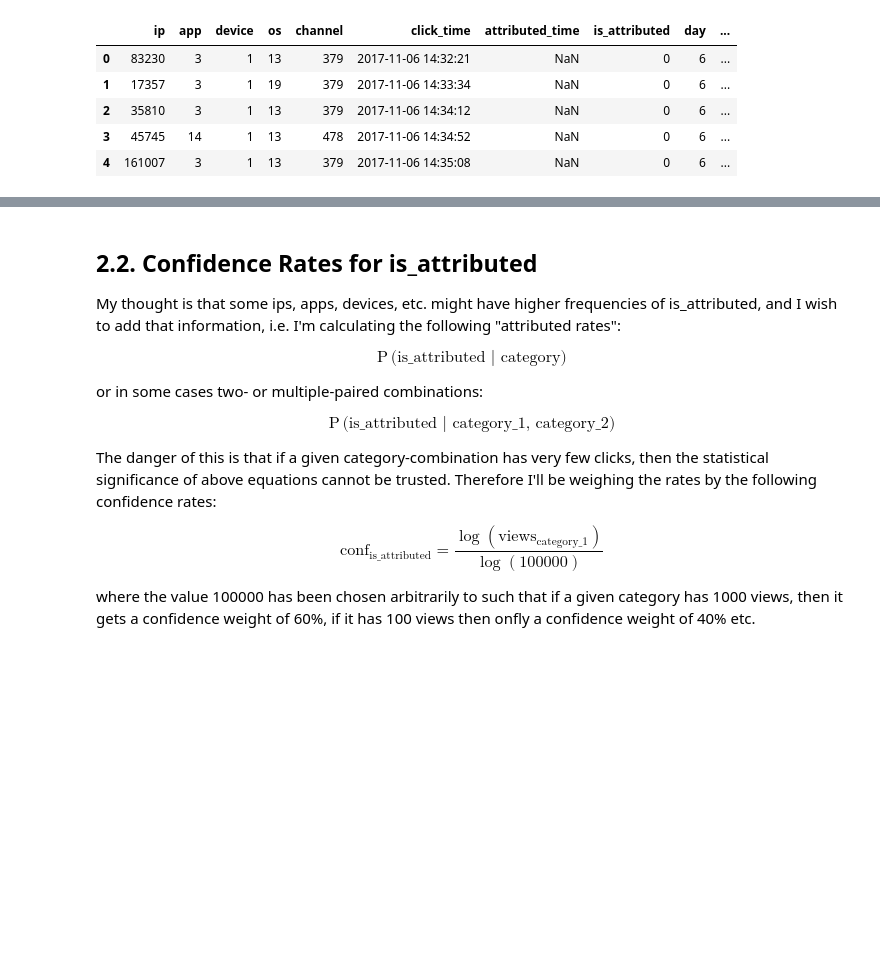
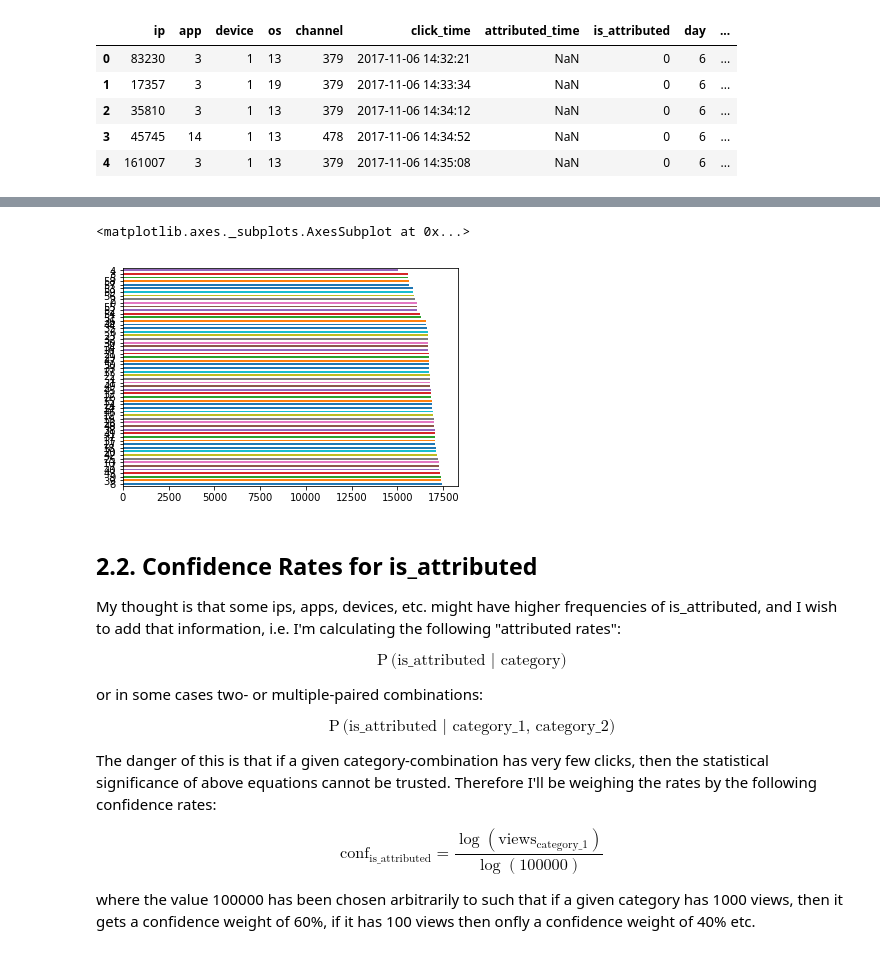
Before and after one commit to hongyp/7390_TalkingData-Ad-Tracking-Fraud-Detection, a Jupyter notebook: Feature_creation.ipynb, the cells around one changed output, grey strips where cells are left out. Drawn from its saved outputs; the diff is of its cells as text; code cells hidden in the pictures; blank space fills up the shorter version.

```diff
--- a/Feature_creation.ipynb
+++ b/Feature_creation.ipynb
@@ -46,3 +56,9 @@ X_train.head()
+# %%
+second = X_train['second'].value_counts()
+second.plot(kind='barh')
+# %% [output]
+<matplotlib.axes._subplots.AxesSubplot at 0x...>
+[figure, added]
 # %% [markdown]
 ## 2.2. Confidence Rates for is_attributed
 My thought is that some ips, apps, devices, etc. might have higher frequencies of is_attributed, and I wish to add that information, i.e. I'm calculating the following "attributed rates":
```
Also changed, not shown: parts of 28 cells of this notebook, 6 other files.
